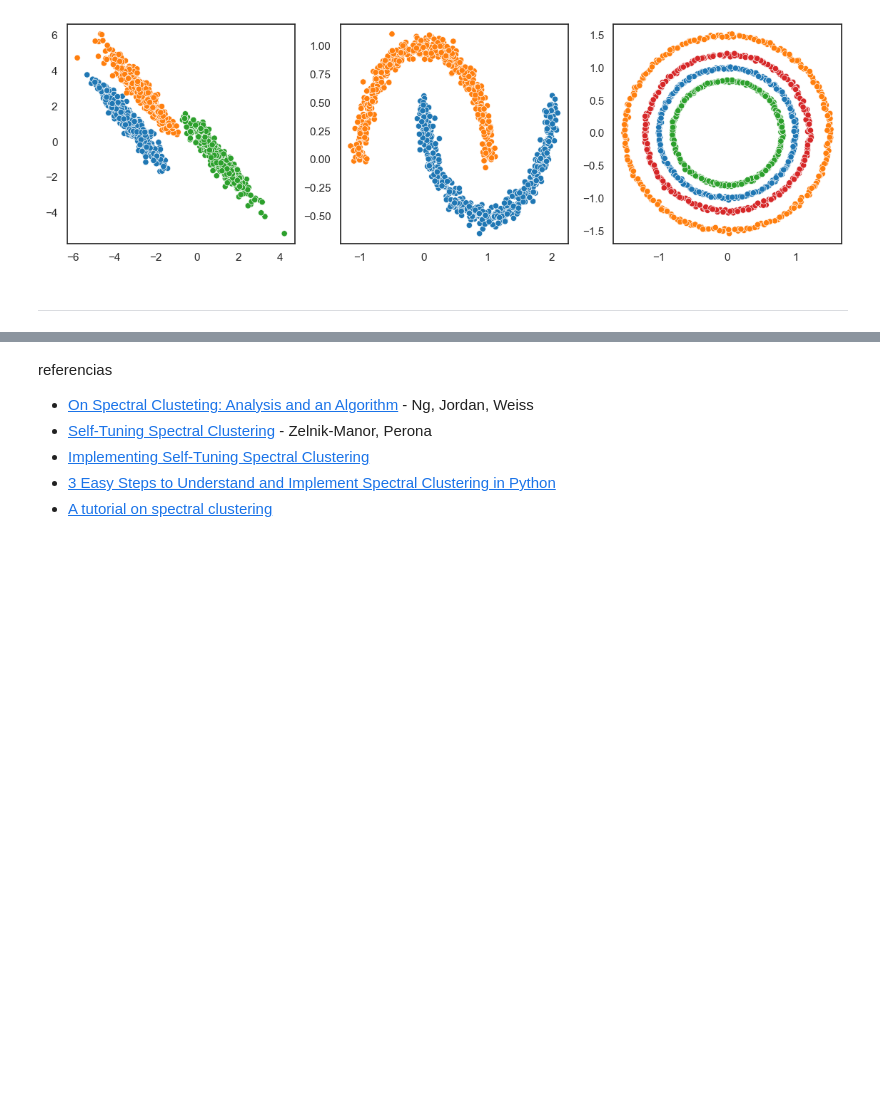
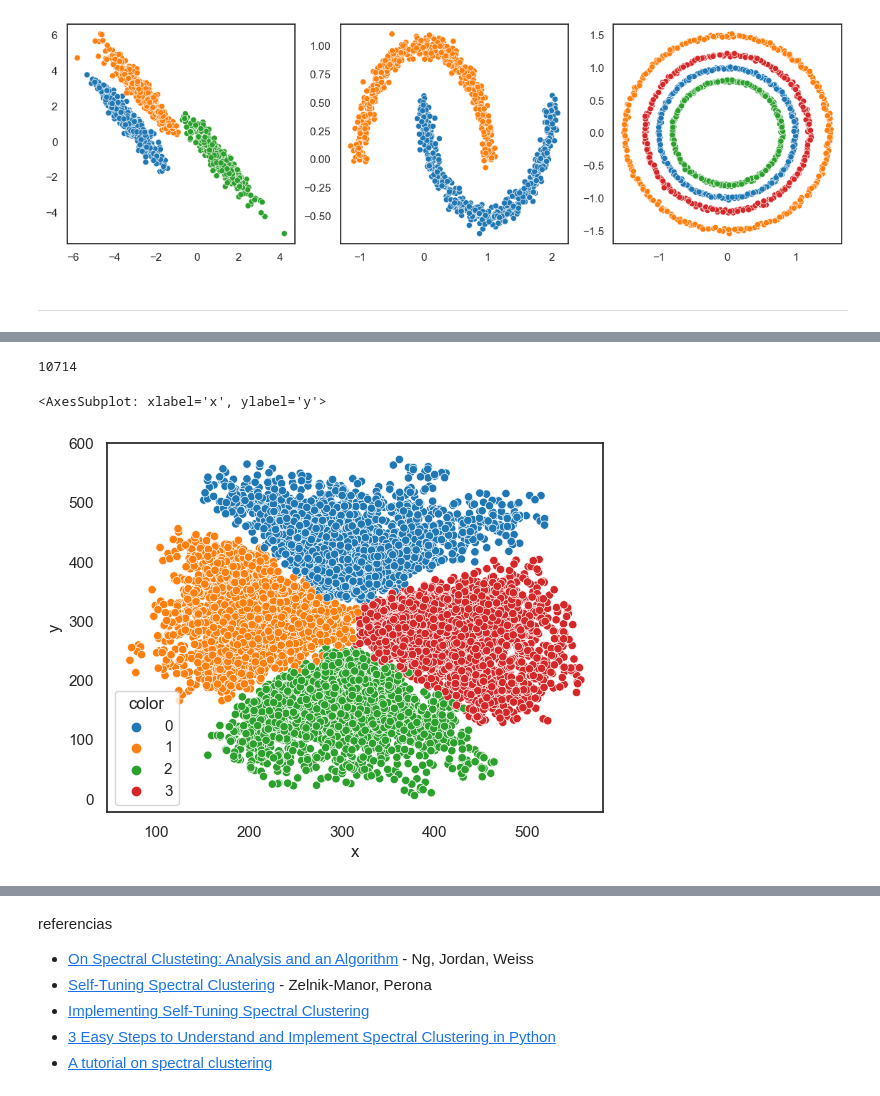
Before and after one commit to theuvargas/algebra-linear-aplicada, a Jupyter notebook: espectral.ipynb, the cells around one changed output, grey strips where cells are left out. Drawn from its saved outputs; the diff is of its cells as text; code cells hidden in the pictures; blank space fills up the shorter version.

```diff
--- a/espectral.ipynb
+++ b/espectral.ipynb
@@ -428,0 +458,10 @@ testa_clusterizacao(
+# %%
+supernova = pd.read_csv("testes/supernova.csv")
+len(supernova)
+# %% [output]
+10714
+# %%
+sns.scatterplot(supernova, x="x", y="y", hue="color", palette="tab10")
+# %% [output]
+<AxesSubplot: xlabel='x', ylabel='y'>
+[figure, added]
```
Also changed, not shown: parts of 16 cells of this notebook, 30 other files.
